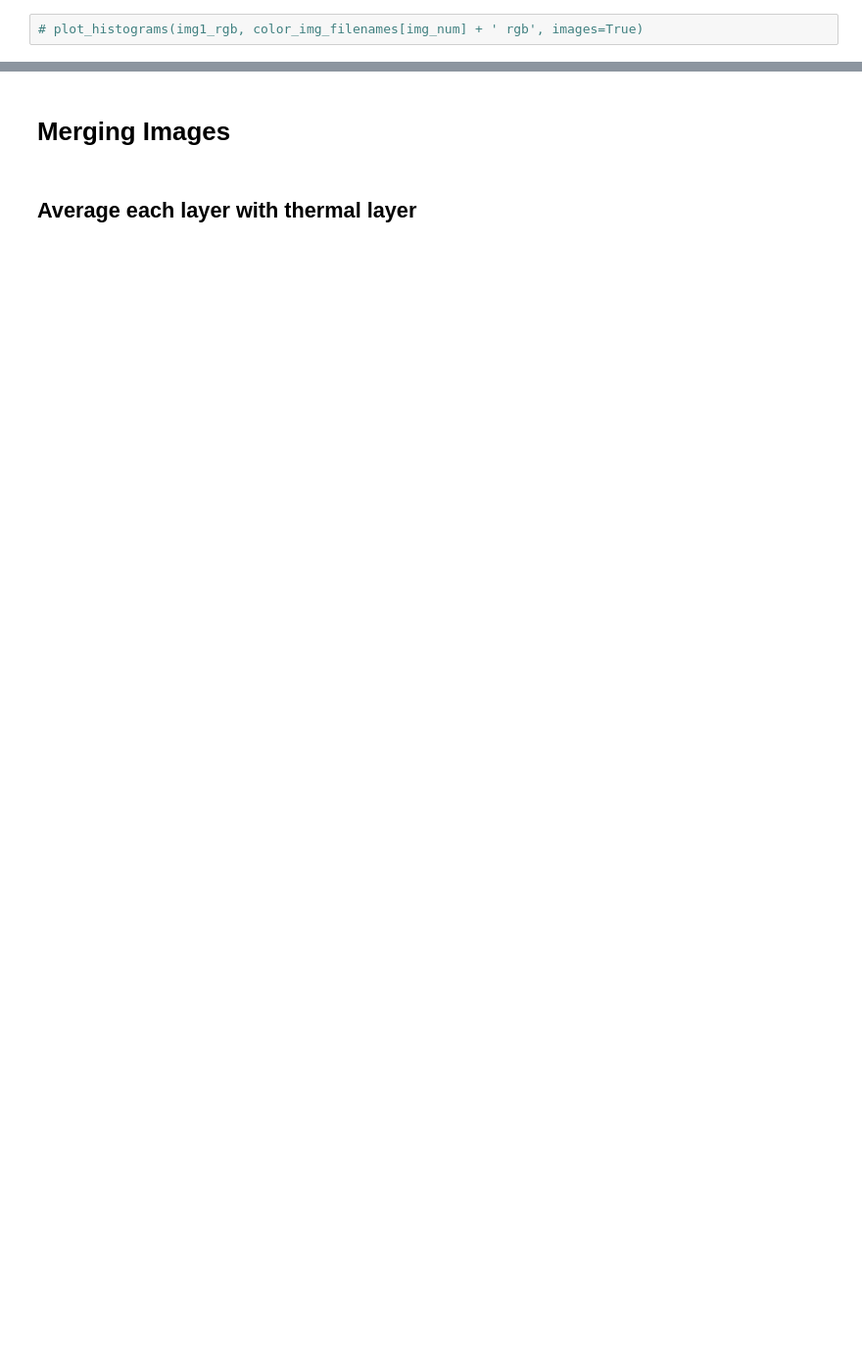
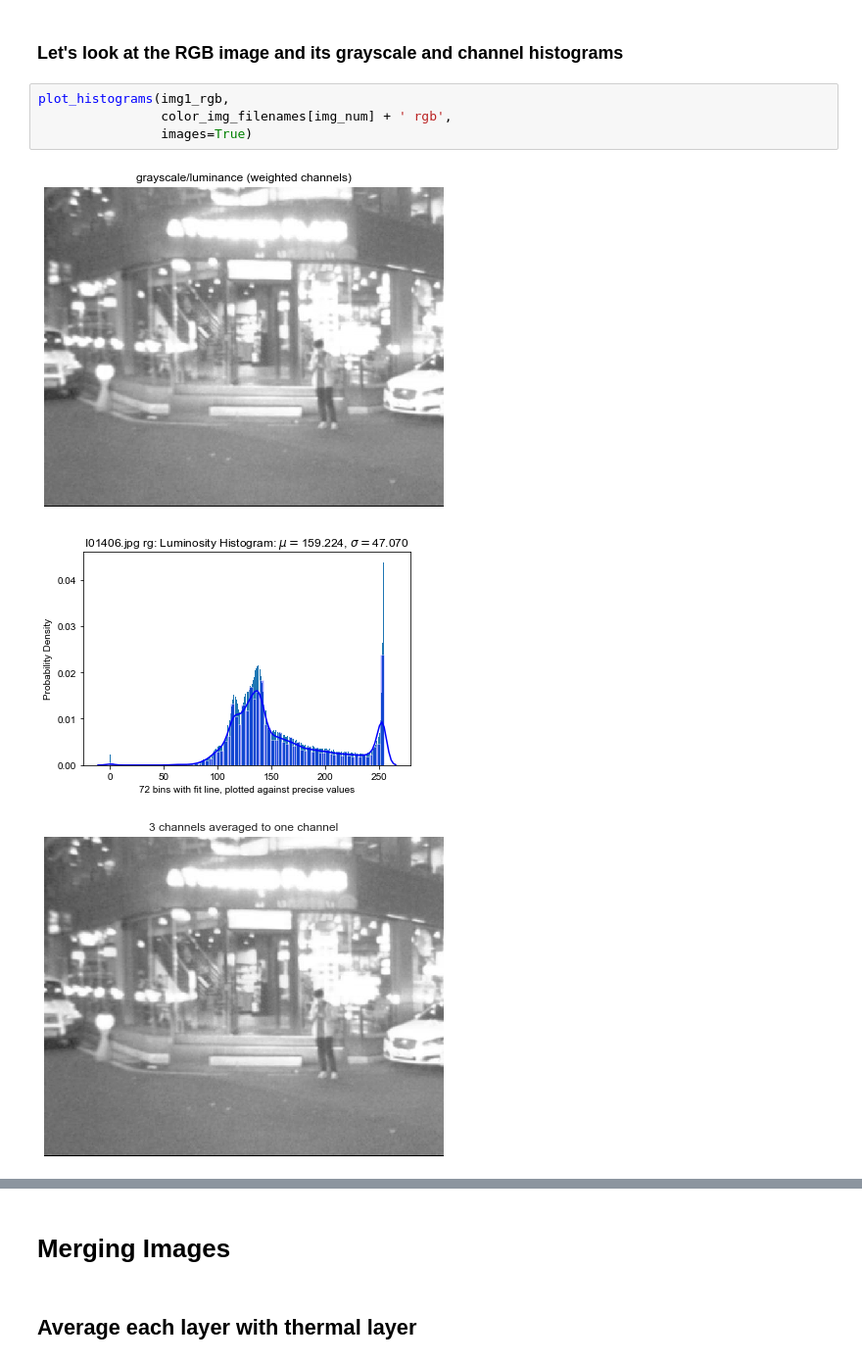
Before and after one commit to MnemoSemiotic/merge_rgb_and_thermal_images, a Jupyter notebook: simple_image_preprocessing.ipynb, the cells around one changed output, grey strips where cells are left out. Shown at 98% size. Cells and saved outputs as stored; diff of their text form; blank space fills up the shorter version.

```diff
--- a/simple_image_preprocessing.ipynb
+++ b/simple_image_preprocessing.ipynb
@@ -54,2 +80,10 @@ img1_therm = imread(get_img_dir() + 'thermal/' + color_img_filenames[img_num])
+# %% [markdown]
+### Let's look at the RGB image and its grayscale and channel histograms
 # %%
-# plot_histograms(img1_rgb, color_img_filenames[img_num] + ' rgb', images=True)
+plot_histograms(img1_rgb,
+                color_img_filenames[img_num] + ' rgb',
+                images=True)
+# %% [output]
+[figure, added]
+[figure, added]
+[figure, added]
```
Also changed, not shown: parts of 31 cells of this notebook, 4 other files.
